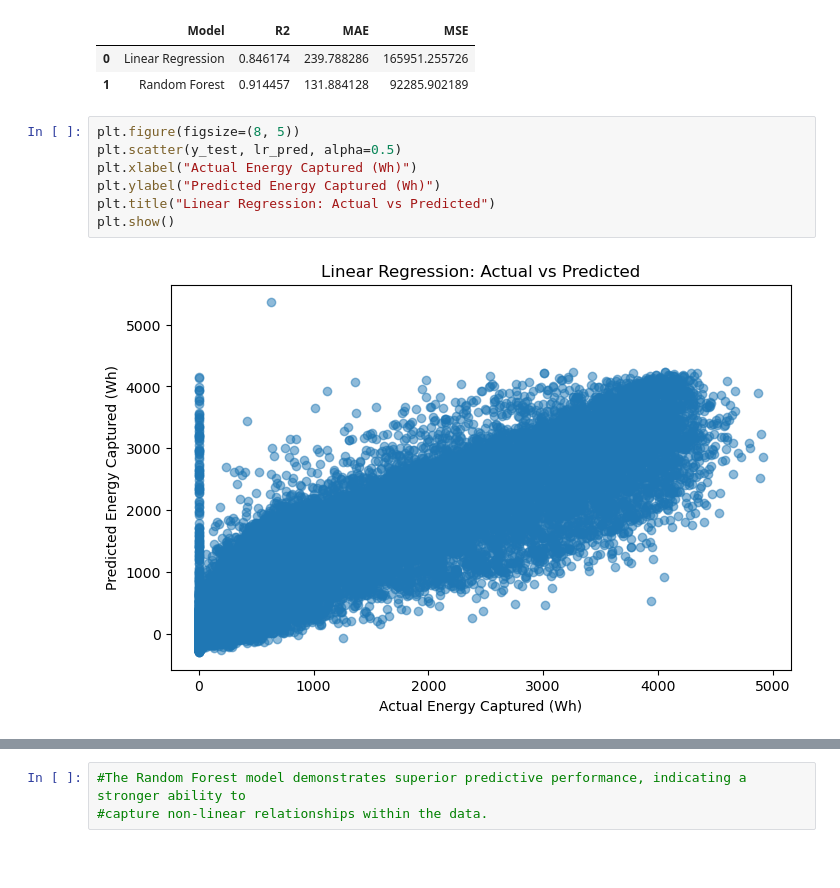
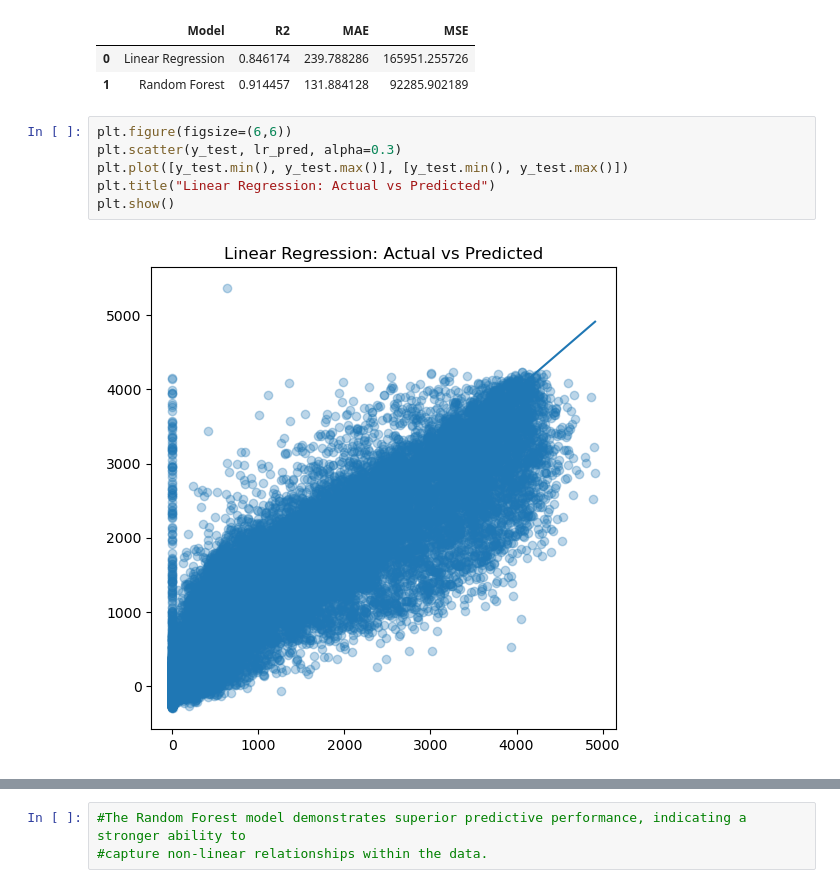
Before and after one commit to Esitty/time-series-forecasting-assignment, a Jupyter notebook: time_series_forecasting_assignment.ipynb, the cells around one changed output, grey strips where cells are left out. Drawn from its saved outputs; the diff is of its cells as text; blank space fills up the shorter version.

```diff
--- a/time_series_forecasting_assignment.ipynb
+++ b/time_series_forecasting_assignment.ipynb
@@ -236,12 +293,11 @@ results
 | 0 | Linear Regression | 0.846174 | 239.788286 | 165951.255726 |
 | 1 | Random Forest | 0.914457 | 131.884128 | 92285.902189 |
 # %%
-plt.figure(figsize=(8, 5))
-plt.scatter(y_test, lr_pred, alpha=0.5)
-plt.xlabel("Actual Energy Captured (Wh)")
-plt.ylabel("Predicted Energy Captured (Wh)")
+plt.figure(figsize=(6,6))
+plt.scatter(y_test, lr_pred, alpha=0.3)
+plt.plot([y_test.min(), y_test.max()], [y_test.min(), y_test.max()])
 plt.title("Linear Regression: Actual vs Predicted")
 plt.show()
 # %% [output]
-[figure, old version]
+[figure, new version]
 # %%
```
Also changed, not shown: parts of 14 cells of this notebook.
